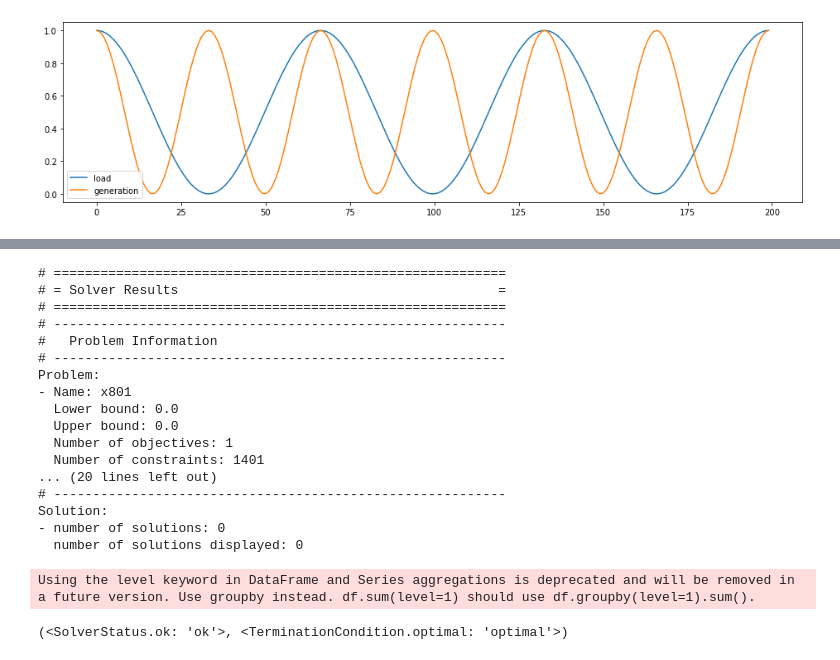
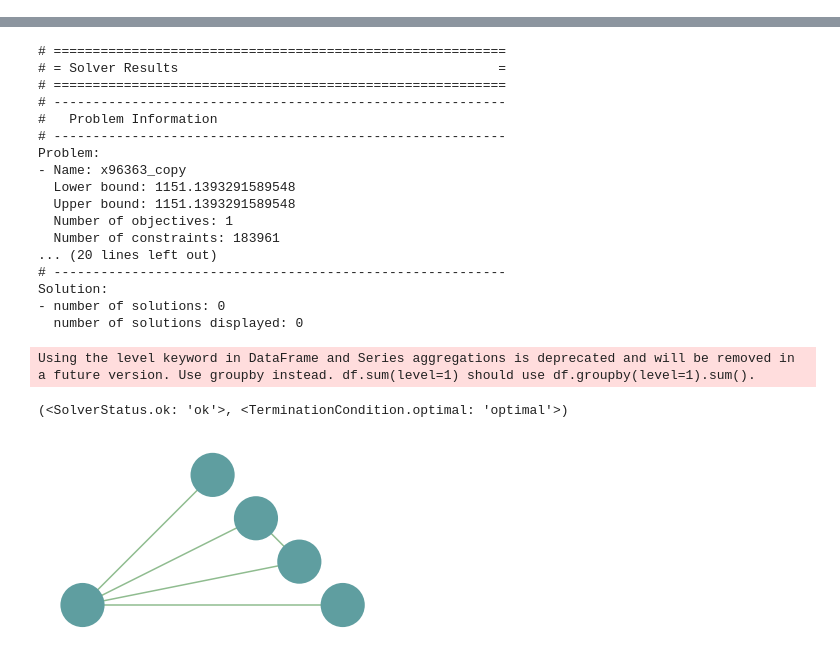
Before and after one commit to andrewlyden/PyPSA-GB, a Jupyter notebook: PyPSA-GB/engineering_lab.ipynb, the cells around one changed output, grey strips where cells are left out. Drawn from its saved outputs; the diff is of its cells as text; code cells hidden in the pictures.

```diff
--- a/PyPSA-GB/engineering_lab.ipynb
+++ b/PyPSA-GB/engineering_lab.ipynb
@@ -4,8 +4,3 @@ import pandas as pd
 import matplotlib.pyplot as plt
 import pypsa
 import cartopy.crs as ccrs
-# %%
-space = np.linspace(0, 4*np.pi, 1000)
-a = np.sin(space)
-b = np.cos(space)
-plt.plot(space, np.maximum(a, b))
@@ -219,13 +225,12 @@ def add_mixed_stes(
 
     return network
 # %%
-snapshots = pd.Series(range(200))
+snapshots = pd.Series(range(365*24))
 
 network = build_basic_network(snapshots)
+network = add_mixed_stes(network, 'load')
+
+network.plot()
+
 network.lopf(snapshots, solver_name='gurobi')#, pyomo=False)
-
-
-
-# network = add_mixed_stes(network, 'gen', 'load')
 # %% [output]
-[figure, old version]
@@ -232,23 +241,24 @@ network.lopf(snapshots, solver_name='gurobi')#, pyomo=False)
 INFO:pypsa.opf:Performed preliminary steps
 INFO:pypsa.opf:Building pyomo model using `kirchhoff` formulation
 INFO:pypsa.opf:Solving model using gurobi
 INFO:pypsa.opf:Optimization successful
 # ==========================================================
 # = Solver Results                                         =
 # ==========================================================
 # ----------------------------------------------------------
 #   Problem Information
 # ----------------------------------------------------------
 Problem:
-- Name: x801
-  Lower bound: 0.0
-  Upper bound: 0.0
+- Name: x96363_copy
+  Lower bound: 1151.1393291589548
+  Upper bound: 1151.1393291589548
   Number of objectives: 1
-  Number of constraints: 1401
+  Number of constraints: 183961
 ... (20 lines left out)
 # ----------------------------------------------------------
 Solution:
 - number of solutions: 0
   number of solutions displayed: 0
 Using the level keyword in DataFrame and Series aggregations is deprecated and will be removed in a future version. Use groupby instead. df.sum(level=1) should use df.groupby(level=1).sum().
 (<SolverStatus.ok: 'ok'>, <TerminationCondition.optimal: 'optimal'>)
+[figure, new version]
```
Also changed, not shown: parts of 9 cells of this notebook.
